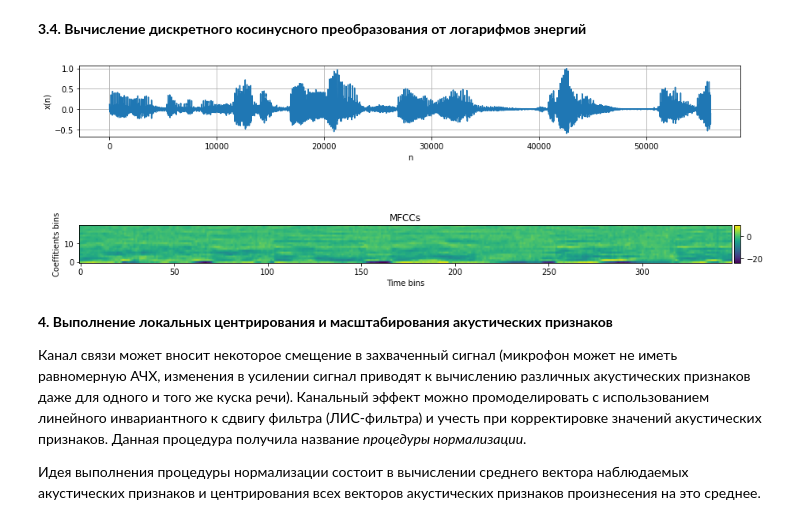
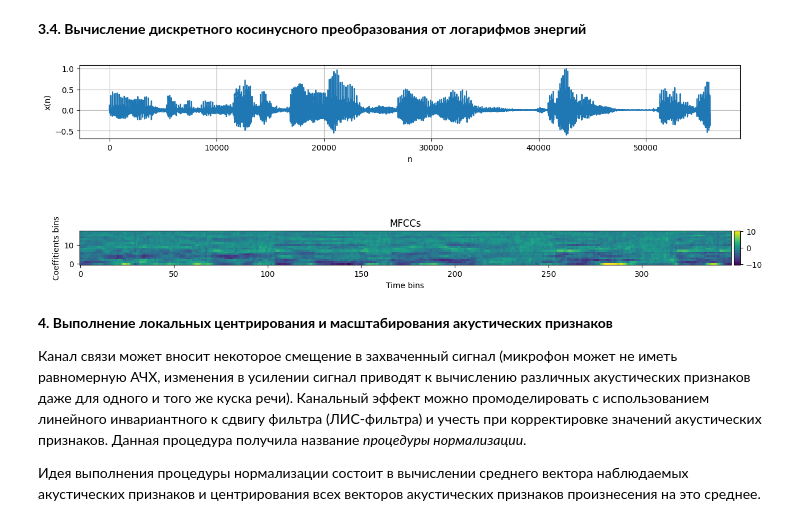
Before and after one commit to Maunberg/dictor_verification_lab, a Jupyter notebook: lab1/lab1_blank.ipynb, the cells around one changed output. Saved outputs shown, nothing was run; the diff lists cells and outputs as text; code cells hidden in the pictures.

```diff
--- a/lab1/lab1_blank.ipynb
+++ b/lab1/lab1_blank.ipynb
@@ -245,27 +247,27 @@ plt.show()
 # %%
 mfcc = compute_mfcc(filter_banks_features, num_ceps=20)
 
 fig = plt.figure(figsize=(15, 5))
 plt.subplots_adjust(wspace=0, hspace=1)
 plot_a = plt.subplot(211)
 plot_a.plot(signal)
 plot_a.set_xlabel('n')
 plot_a.set_ylabel('x(n)')
 plot_a.grid()
 
 plot_b = plt.subplot(212)
-im = plot_b.imshow(mfcc.T, origin='lower')
+im = plot_b.imshow(mfcc.T[1:], origin='lower')
 
 divider = make_axes_locatable(plot_b)
 cax = divider.append_axes("right", size="1%", pad=0.05)
 plt.colorbar(im, cax=cax)
 
 plot_b.set_xlabel('Time bins')
 plot_b.set_ylabel('Coeffitients bins')
 plot_b.title.set_text('MFCCs')
 plt.show()
 # %% [output]
-[figure, old version]
+[figure, new version]
 # %% [markdown]
 **4. Выполнение локальных центрирования и масштабирования акустических признаков**
 
```
Also changed, not shown: parts of 8 cells of this notebook, 3 other files.
